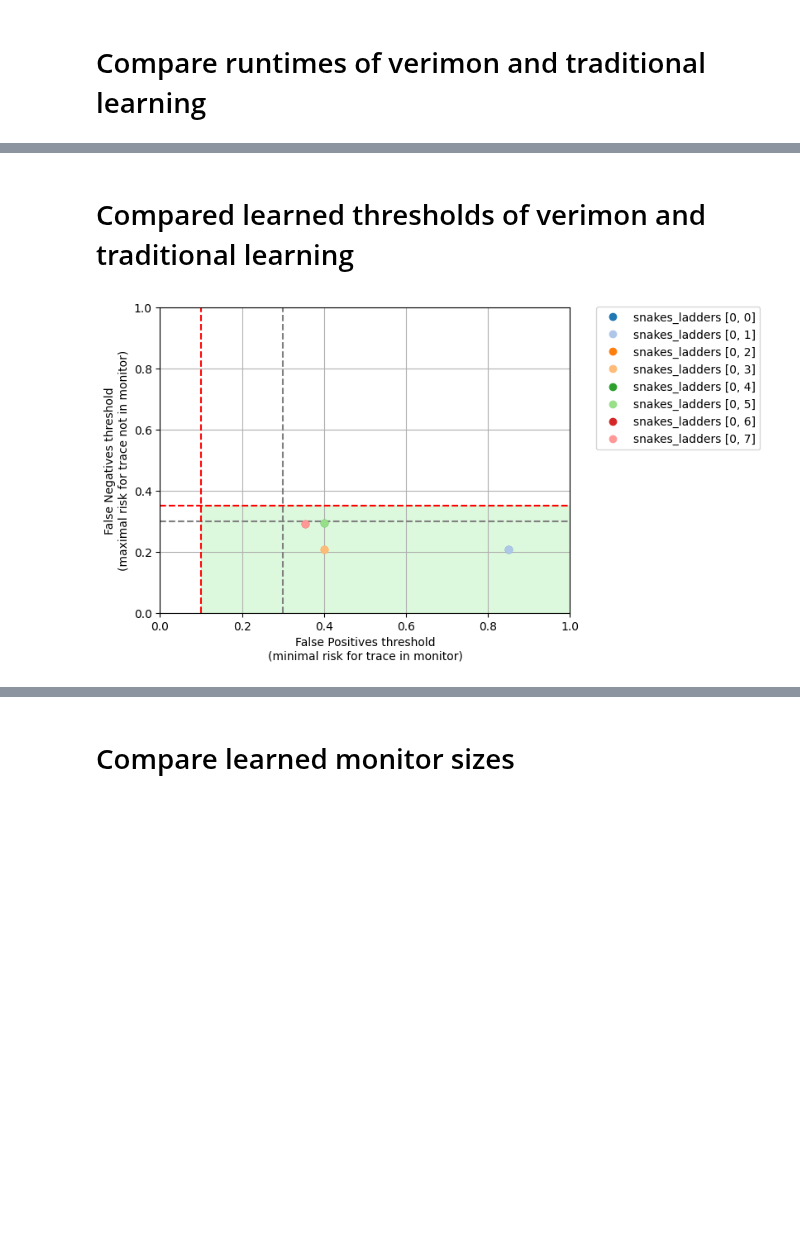
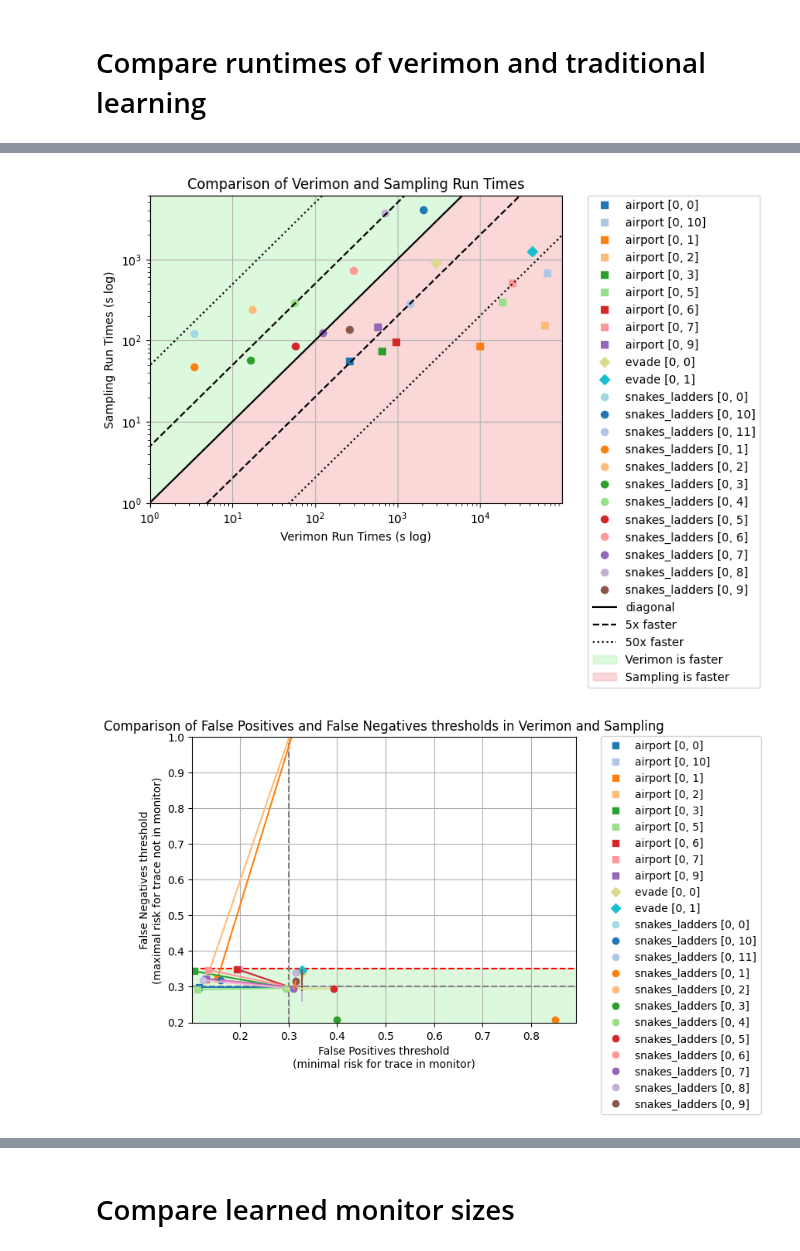
Before and after one commit to lukovdm/monitor-conformence, a Jupyter notebook: notebooks/Analysis.ipynb, the cells around one changed output, grey strips where cells are left out. Saved outputs shown, nothing was run; the diff lists cells and outputs as text; code cells hidden in the pictures; blank space fills up the shorter version.

```diff
--- a/notebooks/Analysis.ipynb
+++ b/notebooks/Analysis.ipynb
@@ -122,39 +31,17 @@ plt.show()
-# %% [markdown]
-# Compared learned thresholds of verimon and traditional learning
-# %%
-import matplotlib.pyplot as plt
-
-plt.axhline(y=0.3, color="gray", linestyle="--")
-plt.axhline(y=0.35, color="r", linestyle="--")
-plt.axvline(x=0.3, color="gray", linestyle="--")
-plt.axvline(x=0.1, color="r", linestyle="--")
-plt.fill_betweenx([0, 0.35], 0.1, 1, color="lightgreen", alpha=0.3)
-
-for i, data in enumerate(experiment_data):
-    verimon_fp = data["verimon"]["false_positive"]
-    verimon_fp = 0 if verimon_fp is None else verimon_fp
-    verimon_fn = data["verimon"]["false_negative"]
-    verimon_fn = 1 if verimon_fn is None else verimon_fn
-    trad_fp = data["traditional"]["false_positive"]
-    trad_fp = 0 if trad_fp is None else trad_fp
-    trad_fn = data["traditional"]["false_negative"]
-    trad_fn = 1 if trad_fn is None else trad_fn
-
-    plt.plot(
-        [verimon_fp],
-        [verimon_fn],
-        data["symbol"],
-        color=data["color"],
-        label=f"{data['experiment']['name']} {data['experiment']['variant']}",
-    )
-    plt.plot([verimon_fp, trad_fp], [verimon_fn, trad_fn], color=colors(i % colors.N))
-
-plt.xlabel("False Positives threshold\n(minimal risk for trace in monitor)")
-plt.ylabel("False Negatives threshold\n(maximal risk for trace not in monitor)")
-plt.legend(bbox_to_anchor=(1.05, 1.02), loc="upper left")
-plt.xlim(0, 1)
-plt.ylim(0, 1)
-plt.grid()
-plt.show()
-# %% [output]
-[figure, removed]
+# %%
+verimon_data = [d for d in experiment_data if "verimon" in d]
+compare_runtimes(verimon_data, "verimon", "sampling")
+compare_thresholds(verimon_data, "verimon", "sampling", colors)
+compare_thresholds_bar(
+    verimon_data,
+    ["verimon", "sampling"],
+    "name",
+    lambda d: f"{d['experiment']['name']} {d['experiment']['variant']}",
+    colors,
+    0.3,
+    0.05,
+    0.2,
+)
+# %% [output]
+[figure, added]
+[figure, added]
```
Also changed, not shown: parts of 13 cells of this notebook, 11 other files.
